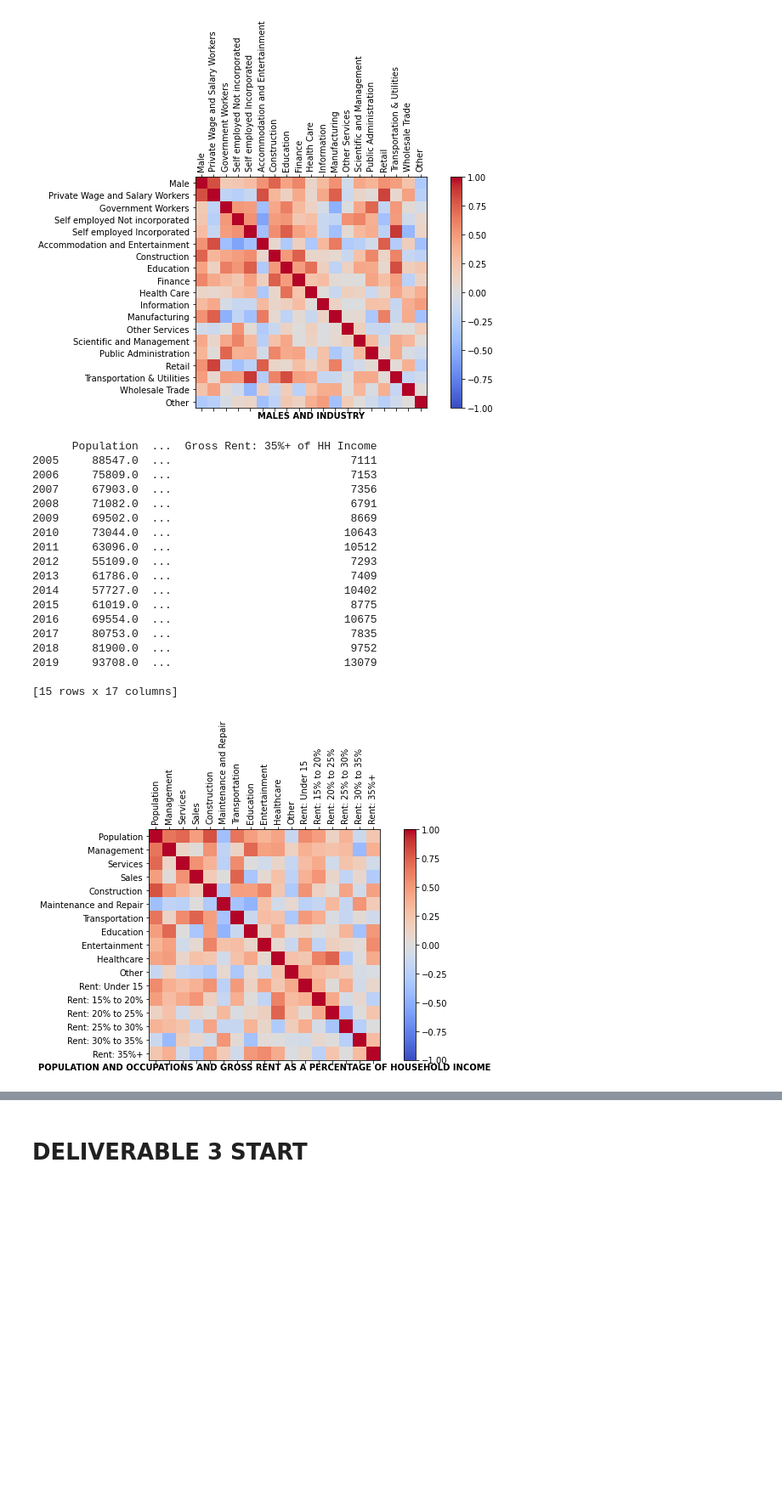
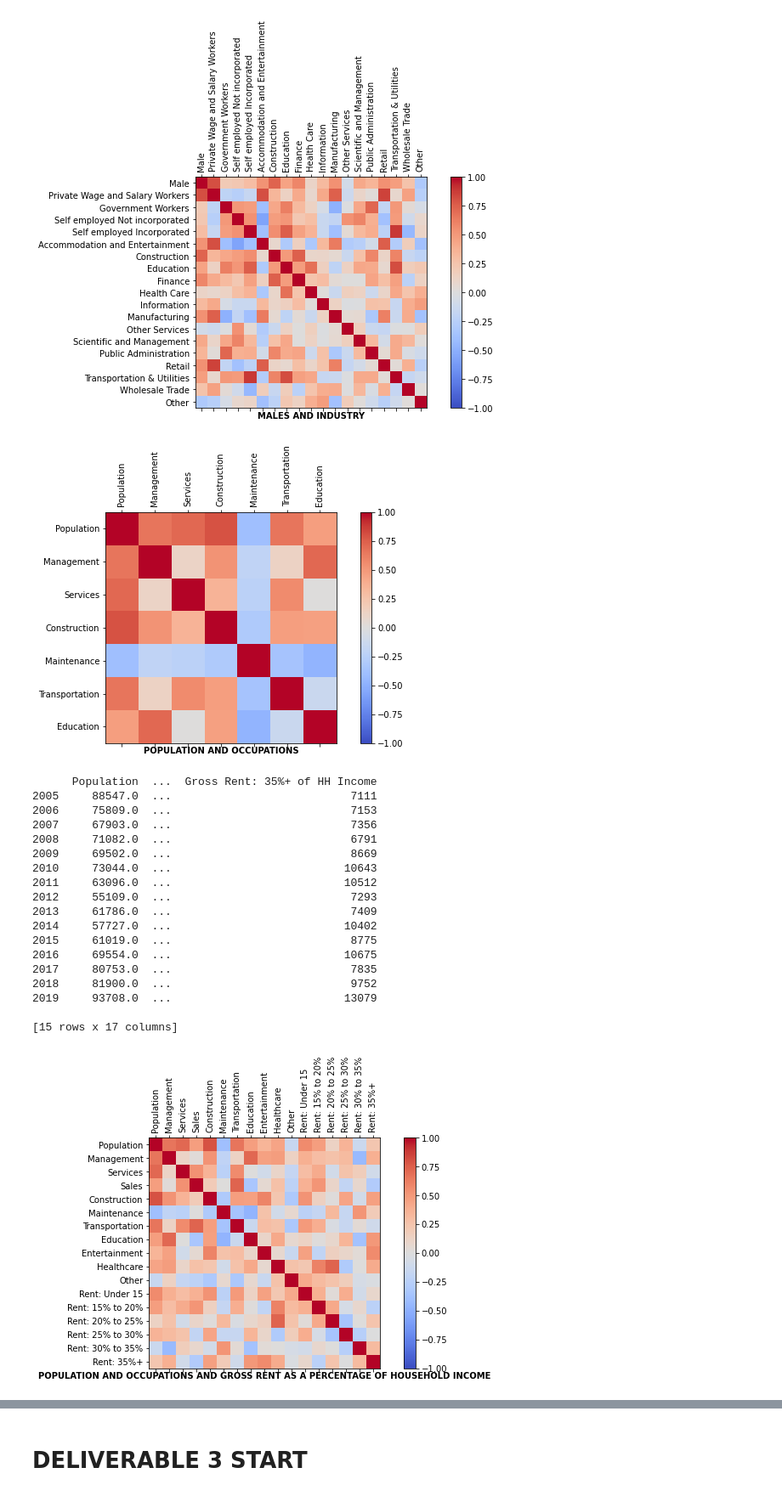
Before and after one commit to BU-Spark/ds-boston-bpda-br-census, a Jupyter notebook: emilygreven/CensusProjectDeliverable3.ipynb, the cells around one changed output, grey strips where cells are left out. Shown at 85% size. Cells and saved outputs as stored; diff of their text form; code cells hidden in the pictures; blank space fills up the shorter version.

Commit message:
added population and occupation graph

```diff
--- a/emilygreven/CensusProjectDeliverable3.ipynb
+++ b/emilygreven/CensusProjectDeliverable3.ipynb
@@ -608,36 +608,56 @@ pop_occ_colnames = ["Population", "Management",
 "Services",
 "Sales",
 "Construction",
-"Maintenance and Repair",
+"Maintenance",
 "Transportation",
 "Education",
 "Entertainment",
 "Healthcare",
 "Other"
 ]
+concise_population_occupation_df = MA_df[["Population", "Occupation: Management & Professional",
+"Occupation: Services",
+"Occupation: Construction and Extracion",
+"Occupation: Maintenance and Repair",
+"Occupation: Production, Transportation and Material Moving",
+"Occupation: Educational Instruction and Library Occupations",
+
+]]
+
+concise_pop_occ_colnames = ["Population", "Management",
+"Services",
+"Construction",
+"Maintenance",
+"Transportation",
+"Education",
+]
+
+
+makeCorrGraph(concise_population_occupation_df, concise_pop_occ_colnames, "POPULATION AND OCCUPATIONS")
 rent_montly_percentage_df = housing_df[[
  "Gross Rent: Under 15% of HH Income",
  "Gross Rent: 15% to 20% of HH Income",
  "Gross Rent: 20% to 25% of HH Income",
  "Gross Rent: 25% to 30% of HH Income",
  "Gross Rent: 30% to 35% of HH Income",
  "Gross Rent: 35%+ of HH Income"]]
 
 rent_colnames = [
  "Rent: Under 15",
  "Rent: 15% to 20%",
  "Rent: 20% to 25%",
  "Rent: 25% to 30%",
  "Rent: 30% to 35%",
  "Rent: 35%+"]
 
 pop_rent_colnames = pop_occ_colnames + rent_colnames
 employment_rent_frames = [population_occupation_df, rent_montly_percentage_df]
 result_df_employment_rent = pd.concat(employment_rent_frames, axis=1)
 
 print(result_df_employment_rent)
 makeCorrGraph(result_df_employment_rent, pop_rent_colnames, "POPULATION AND OCCUPATIONS AND GROSS RENT AS A PERCENTAGE OF HOUSEHOLD INCOME")
 # %% [output]
+[figure, new version]
       Population  ...  Gross Rent: 35%+ of HH Income
 2005     88547.0  ...                           7111
 2006     75809.0  ...                           7153
@@ -656,7 +676,7 @@ makeCorrGraph(result_df_employment_rent, pop_rent_colnames, "POPULATION AND OCCU
 2019     93708.0  ...                          13079
 
 [15 rows x 17 columns]
-[figure, old version]
+[figure, added]
 # %%
 
 owner_costs_monthly_percentage_df = housing_df[["Owner Costs: Under 20% of HH Income",
```
Also changed, not shown: parts of 5 cells of this notebook.
